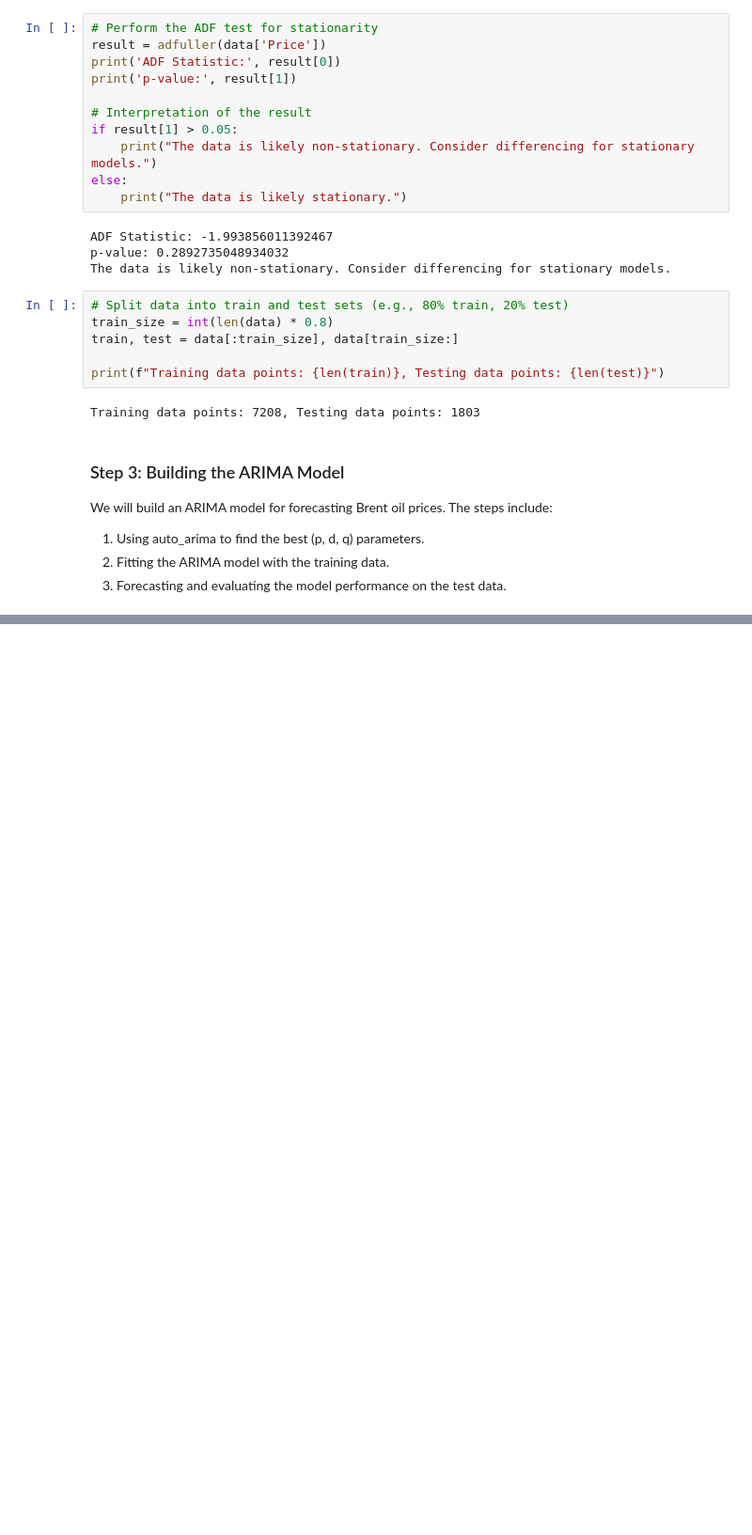
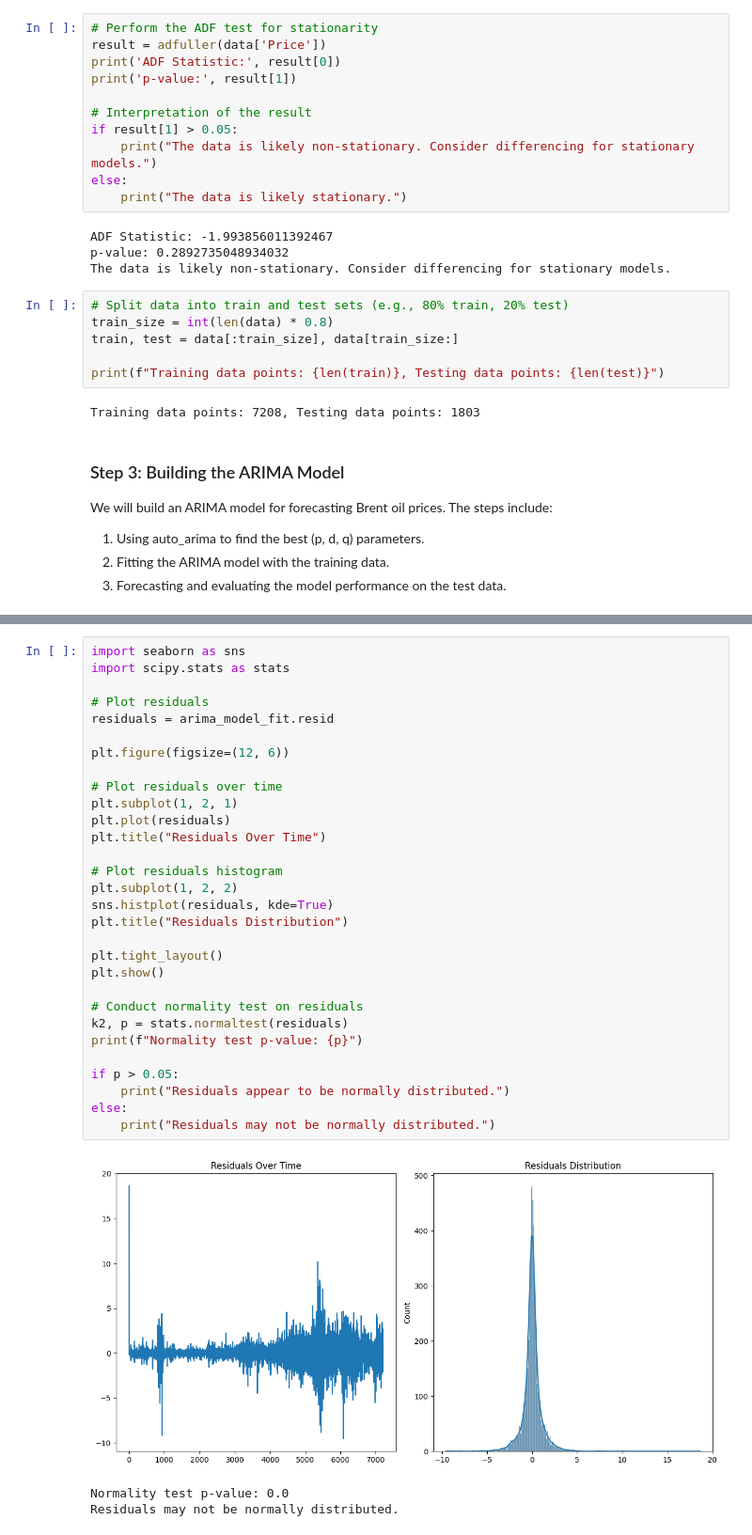
Before and after one commit to Ermi23/Oil-Price-Insights, a Jupyter notebook: notebooks/forecasting_model.ipynb, the cells around one changed output, grey strips where cells are left out. Shown at 94% size. Saved outputs shown, nothing was run; the diff lists cells and outputs as text; blank space fills up the shorter version.

```diff
--- a/notebooks/forecasting_model.ipynb
+++ b/notebooks/forecasting_model.ipynb
@@ -99,0 +127,34 @@ NameError: name 'forecast' is not defined
+# %%
+import seaborn as sns
+import scipy.stats as stats
+
+# Plot residuals
+residuals = arima_model_fit.resid
+
+plt.figure(figsize=(12, 6))
+
+# Plot residuals over time
+plt.subplot(1, 2, 1)
+plt.plot(residuals)
+plt.title("Residuals Over Time")
+
+# Plot residuals histogram
+plt.subplot(1, 2, 2)
+sns.histplot(residuals, kde=True)
+plt.title("Residuals Distribution")
+
+plt.tight_layout()
+plt.show()
+
+# Conduct normality test on residuals
+k2, p = stats.normaltest(residuals)
+print(f"Normality test p-value: {p}")
+
+if p > 0.05:
+    print("Residuals appear to be normally distributed.")
+else:
+    print("Residuals may not be normally distributed.")
+# %% [output]
+[figure, added]
+Normality test p-value: 0.0
+Residuals may not be normally distributed.
```
Also changed, not shown: parts of 7 cells of this notebook.
